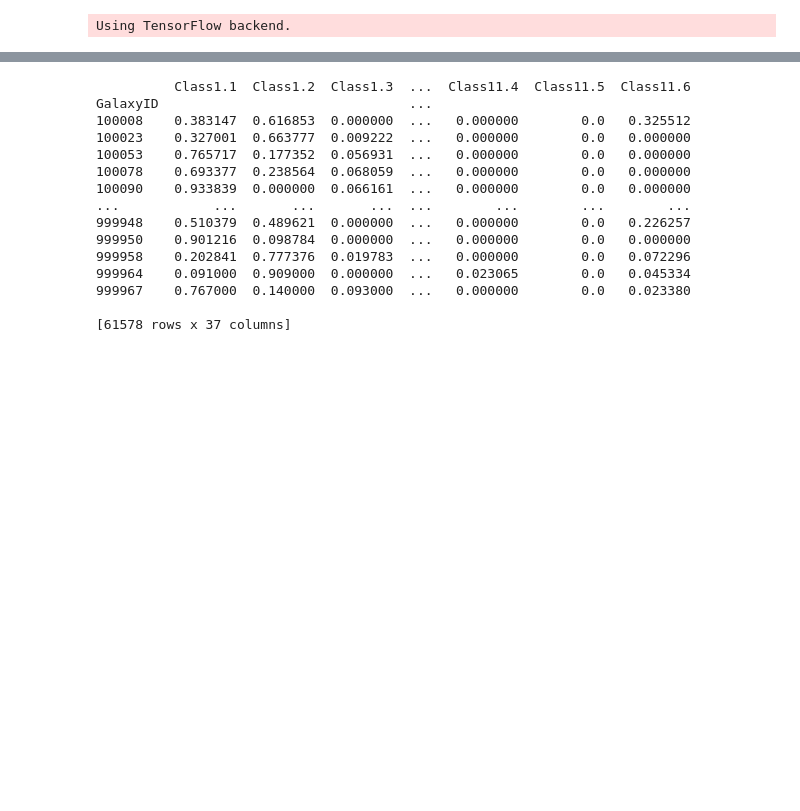
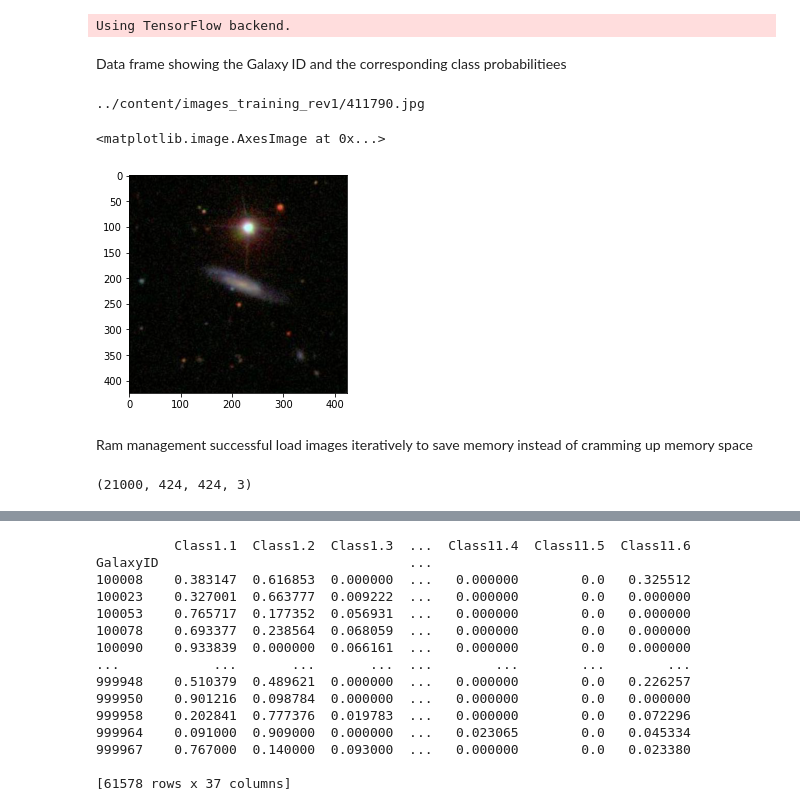
Before and after one commit to tensorvijay/Driftscan, a Jupyter notebook: Galaxy_morphology_CNN.ipynb, the cells around one changed output, grey strips where cells are left out. Drawn from its saved outputs; the diff is of its cells as text; code cells hidden in the pictures; blank space fills up the shorter version.

```diff
--- a/Galaxy_morphology_CNN.ipynb
+++ b/Galaxy_morphology_CNN.ipynb
@@ -122,3 +132,9 @@ import matplotlib.pyplot as plt
 import PIL.Image as im
 # %% [output]
 Using TensorFlow backend.
+# %% [markdown]
+Data frame showing the Galaxy ID and the corresponding class probabilitiees
+# %%
+print(files_train[0])
+# %% [output]
+../content/images_training_rev1/411790.jpg
@@ -124,0 +145,9 @@ Using TensorFlow backend.
+# %%
+import matplotlib.pyplot as plt
+
+plt.imshow(train[2999,:,:,:])
+# %% [output]
+<matplotlib.image.AxesImage at 0x...>
+[figure, added]
+# %% [markdown]
+Ram management successful load images iteratively to save memory instead of cramming up memory space
@@ -124,0 +167,4 @@ Using TensorFlow backend.
+# %%
+train.shape
+# %% [output]
+(21000, 424, 424, 3)
```
Also changed, not shown: parts of 175 cells of this notebook.
